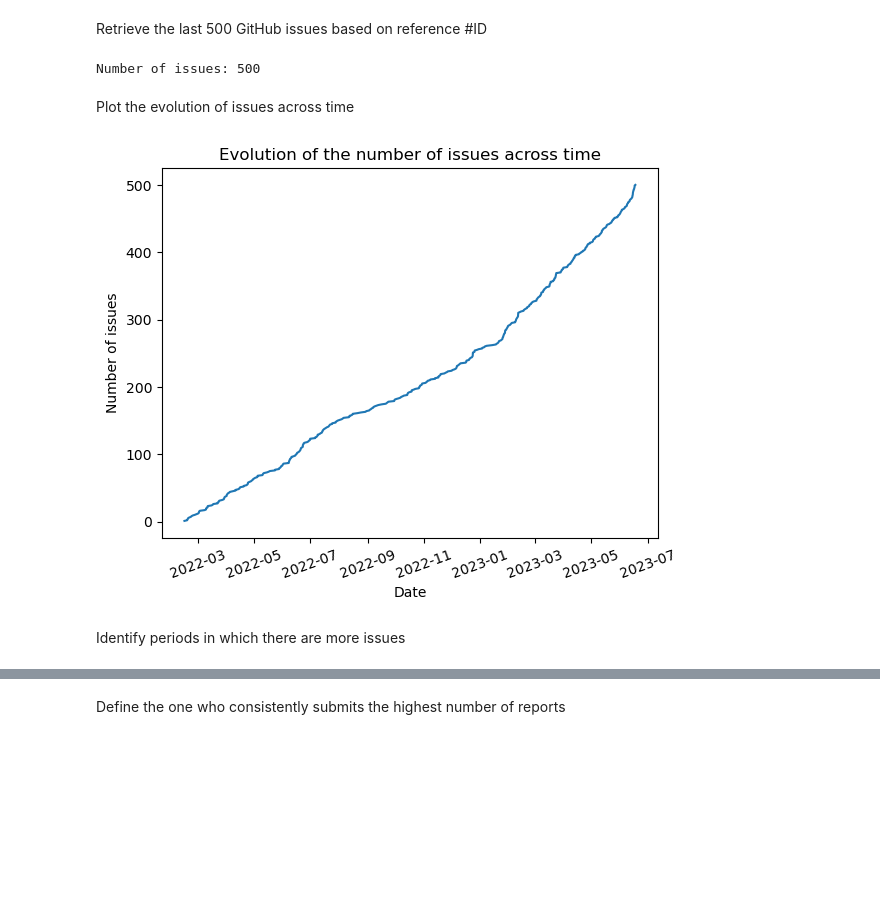
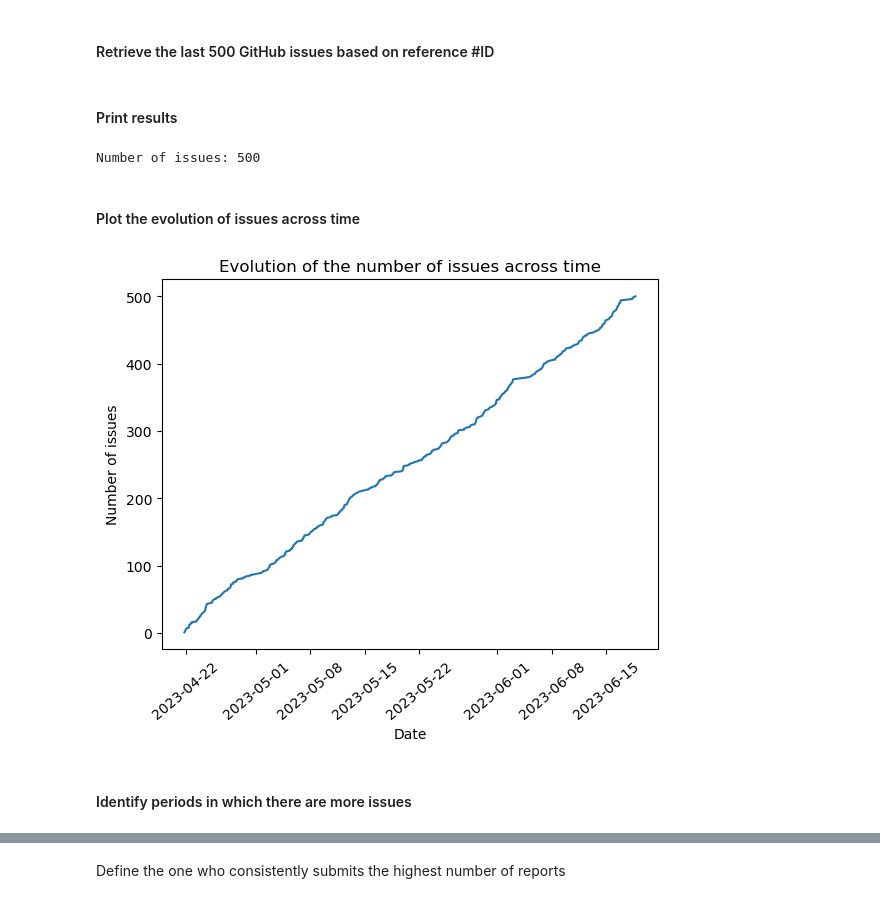
Before and after one commit to BouazizAmina/Rails_Issues_Assignment, a Jupyter notebook: Rails_Issues.ipynb, the cells around one changed output, grey strips where cells are left out. Saved outputs shown, nothing was run; the diff lists cells and outputs as text; code cells hidden in the pictures; blank space fills up the shorter version.

```diff
--- a/Rails_Issues.ipynb
+++ b/Rails_Issues.ipynb
@@ -11,10 +13,11 @@ from datetime import datetime
 # %% [markdown]
-Retrieve the last 500 GitHub issues based on reference #ID
+#### Retrieve the last 500 GitHub issues based on reference #ID
 # %%
 url = f"https://api.github.com/repos/rails/rails/issues"
 headers = {"Authorization": f"Bearer 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"}
-params = {"per_page": 100, "page": 1} # per_page: the number of results per page (max 100). page: page number of the results to fetch.
-issues = [] # initialize the issuse table
+# state: closed & opened, per_page: the number of results per page (max 100), page: page number of the results to fetch.
+params = {"state": "all", "per_page": 100, "page": 1}
+issues = []
 
 while len(issues) < 500: # collect only 500 issues
     response = requests.get(url, headers=headers, params=params)
@@ -28,45 +31,45 @@ while len(issues) < 500: # collect only 500 issues
     else:
         print(f"Failed to fetch issues: {response.status_code} {response.text}")
 
-issues = issues[-500:]  # Return only the last 500 issues
-print(f"Number of issues: {len(issues)}")
+issues = issues[-500:]  # get only the last 500 issues
-# %% [output]
-Number of issues: 500
+# %% [markdown]
+#### Print results
+# %%
+print(f"Number of issues: {len(issues)}")
+
+# for issue in issues:
+#         print(f"Issue #{issue['number']} [{issue['state']}]: {issue['title']}")
+# %% [output]
+Number of issues: 500
 # %% [markdown]
-Plot the evolution of issues across time
+#### Plot the evolution of issues across time
 # %%
-dates = []
 # Collect the dates of issue creation
-for issue in issues:
-    date = datetime.strptime(issue['created_at'], "%Y-%m-%dT%H:%M:%SZ") #we get this format (2022, 2, 14, 18, 52, 24)
-    dates.append(date)
+dates = [issue['created_at'] for issue in issues]
 
 # Sort the dates
 dates.sort()
 
 # Count the number of issues per date
-issues_number = {}
-for date in dates:
-    if date in issues_number:
-        issues_number[date] += 1
-    else:
-        issues_number[date] = 1
+issues_number = Counter(dates)
 
 # Extract the dates and their corresponding issue numbers
-dates = list(issues_number.keys())
-number = list(issues_number.values())
+all_dates = list(issues_number.keys())
+dates = [datetime.strptime(date, "%Y-%m-%dT%H:%M:%SZ") for date in all_dates] # we get this format (2023-06-18 17:00:55)
+# print(dates[499])
+issues_num = list(issues_number.values())
 
-# Calculate the cumulative sum of issues number, ex val2=[number[1]+number[2]]
-cumulative_occurrences = [sum(number[:i+1]) for i in range(len(number))]
+# Calculate the cumulative sum of issues number
+cumulative_issues = [sum(issues_num[:i+1]) for i in range(len(issues_num))] # exmple: val2=[issues_num[1]+issues_num[2]]
 
 # Plot the number of issues over time
-plt.plot(dates, cumulative_occurrences)
+plt.plot(dates, cumulative_issues)
 plt.xlabel("Date")
 plt.ylabel("Number of issues")
 plt.title("Evolution of the number of issues across time")
-plt.xticks(rotation=20)
+plt.xticks(rotation=40)
 plt.show()
 # %% [output]
-[figure, old version]
+[figure, new version]
 # %% [markdown]
-Identify periods in which there are more issues
+#### Identify periods in which there are more issues
```
Also changed, not shown: parts of 11 cells of this notebook.
